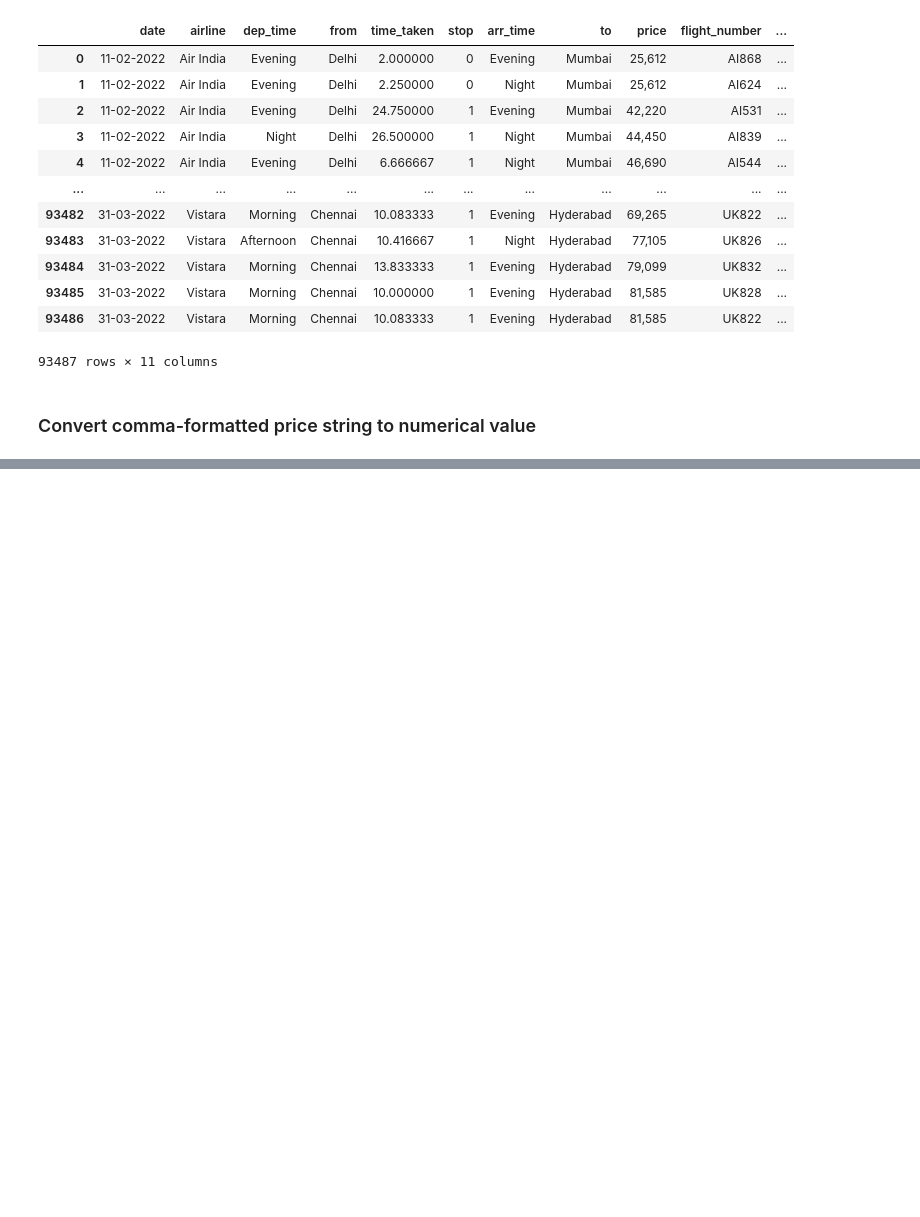
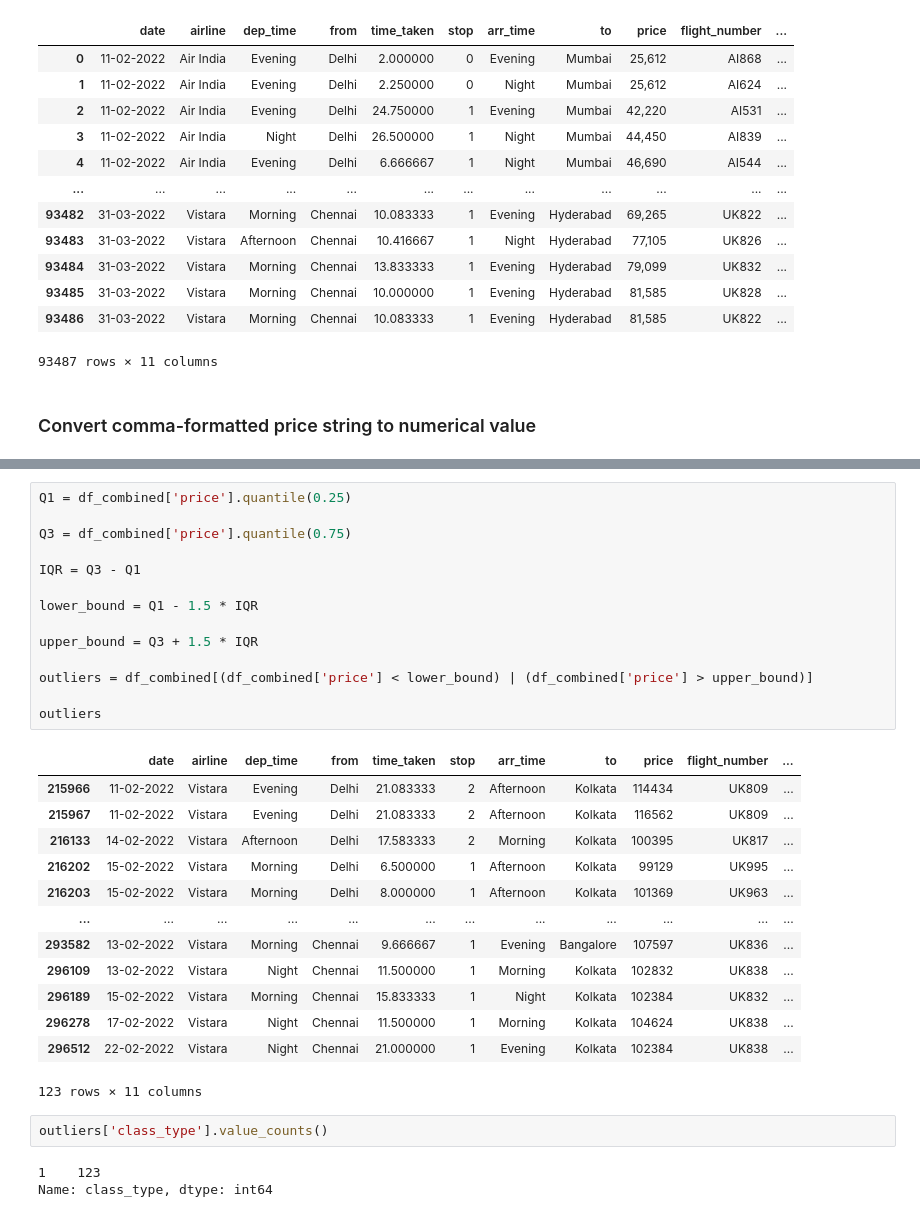
Before and after one commit to imiguelrodriguez/NECActivity1, a Jupyter notebook: data_preprocessing.ipynb, the cells around one changed output, grey strips where cells are left out. Saved outputs shown, nothing was run; the diff lists cells and outputs as text; blank space fills up the shorter version.

```diff
--- a/data_preprocessing.ipynb
+++ b/data_preprocessing.ipynb
@@ -405,0 +483,33 @@ df_business
+# %%
+Q1 = df_combined['price'].quantile(0.25)
+
+Q3 = df_combined['price'].quantile(0.75)
+
+IQR = Q3 - Q1
+
+lower_bound = Q1 - 1.5 * IQR
+
+upper_bound = Q3 + 1.5 * IQR
+
+outliers = df_combined[(df_combined['price'] < lower_bound) | (df_combined['price'] > upper_bound)]
+
+outliers
+# %% [output]
+|  | date | airline | dep_time | from | time_taken | stop | arr_time | to | price | flight_number | ... |
+| 215966 | 11-02-2022 | Vistara | Evening | Delhi | 21.083333 | 2 | Afternoon | Kolkata | 114434 | UK809 | ... |
+| 215967 | 11-02-2022 | Vistara | Evening | Delhi | 21.083333 | 2 | Afternoon | Kolkata | 116562 | UK809 | ... |
+| 216133 | 14-02-2022 | Vistara | Afternoon | Delhi | 17.583333 | 2 | Morning | Kolkata | 100395 | UK817 | ... |
+| 216202 | 15-02-2022 | Vistara | Morning | Delhi | 6.500000 | 1 | Afternoon | Kolkata | 99129 | UK995 | ... |
+| 216203 | 15-02-2022 | Vistara | Morning | Delhi | 8.000000 | 1 | Afternoon | Kolkata | 101369 | UK963 | ... |
+| ... | ... | ... | ... | ... | ... | ... | ... | ... | ... | ... | ... |
+| 293582 | 13-02-2022 | Vistara | Morning | Chennai | 9.666667 | 1 | Evening | Bangalore | 107597 | UK836 | ... |
+| 296109 | 13-02-2022 | Vistara | Night | Chennai | 11.500000 | 1 | Morning | Kolkata | 102832 | UK838 | ... |
+| 296189 | 15-02-2022 | Vistara | Morning | Chennai | 15.833333 | 1 | Night | Kolkata | 102384 | UK832 | ... |
+| 296278 | 17-02-2022 | Vistara | Night | Chennai | 11.500000 | 1 | Morning | Kolkata | 104624 | UK838 | ... |
+| 296512 | 22-02-2022 | Vistara | Night | Chennai | 21.000000 | 1 | Evening | Kolkata | 102384 | UK838 | ... |
+123 rows × 11 columns
+# %%
+outliers['class_type'].value_counts()
+# %% [output]
+1    123
+Name: class_type, dtype: int64
```
Also changed, not shown: parts of 31 cells of this notebook.
